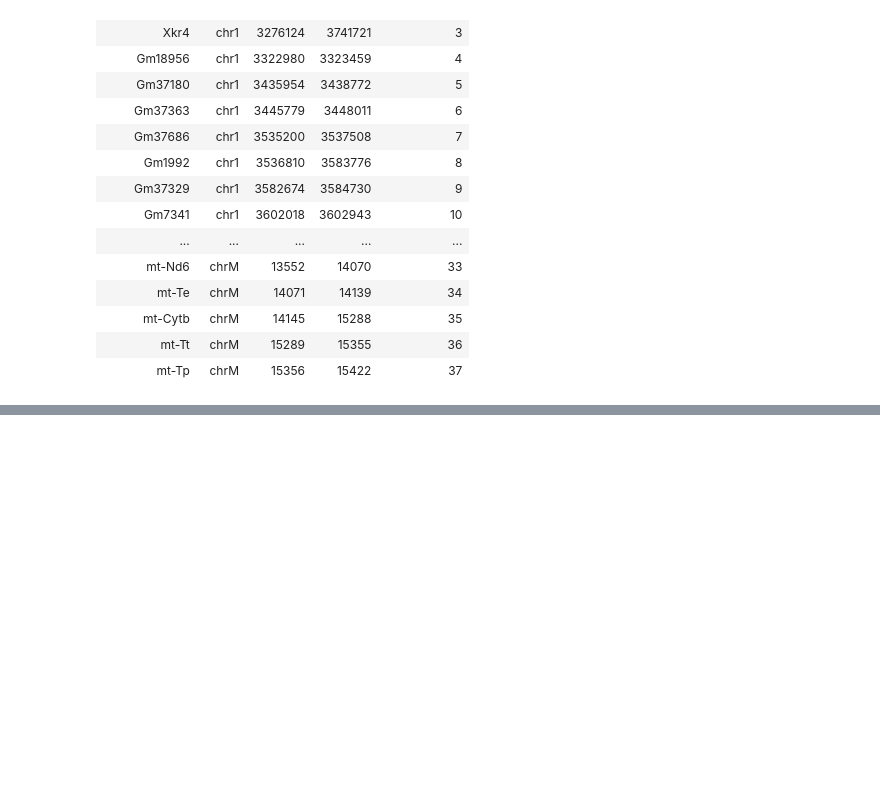
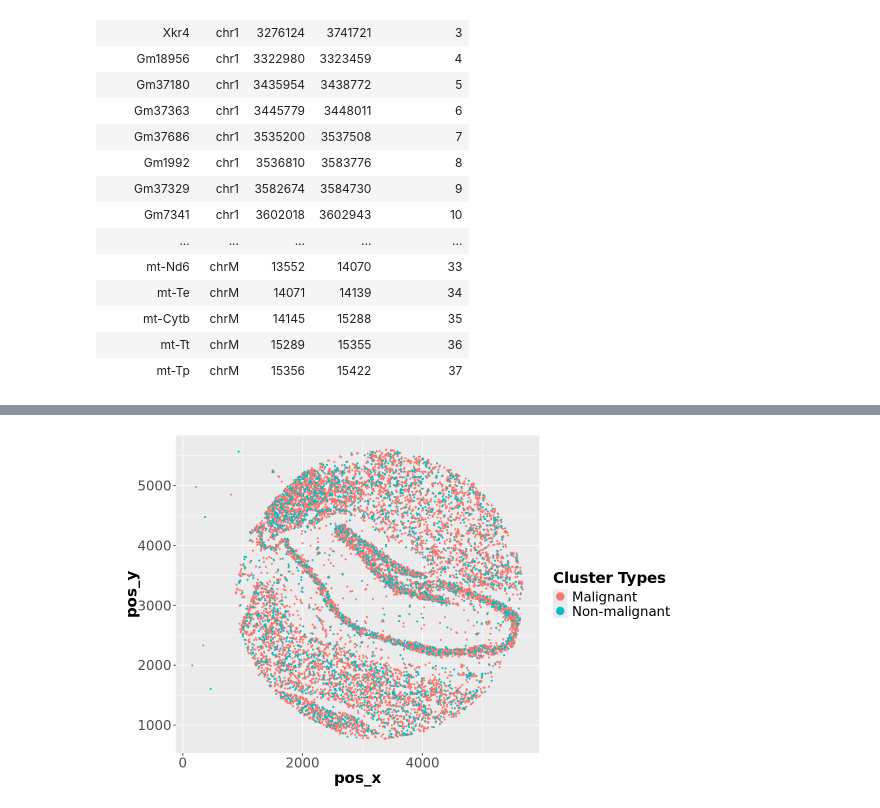
Before and after one commit to dkzhang777/SlideCNA_Analysis, a Jupyter notebook: vignettes/slide-seq_mouse.ipynb, the cells around one changed output, grey strips where cells are left out. Saved outputs shown, nothing was run; the diff lists cells and outputs as text; code cells hidden in the pictures; blank space fills up the shorter version.

```diff
--- a/vignettes/slide-seq_mouse.ipynb
+++ b/vignettes/slide-seq_mouse.ipynb
@@ -354,0 +448,10 @@ Active assay: RNA (16253 features, 2000 variable features)
+# %%
+legend_title = "Cluster Types"
+options(repr.plot.width = 10, repr.plot.height = 6)
+ggplot(md,aes(x=pos_x,y=pos_y,col=(cluster_type)))+geom_point(size=0.5, position="jitter")+coord_fixed() +
+    theme(axis.text=element_text(size=text_size), axis.title=element_text(size=title_size, face='bold'),
+          legend.title=element_text(size=title_size, face='bold'), legend.text=element_text(size=text_size)) +
+    labs(color = legend_title) +
+    guides(color = guide_legend(override.aes = list(size = legend_size_pt)))
+# %% [output]
+[figure, added]
```
Also changed, not shown: parts of 28 cells of this notebook, 2 other files.
